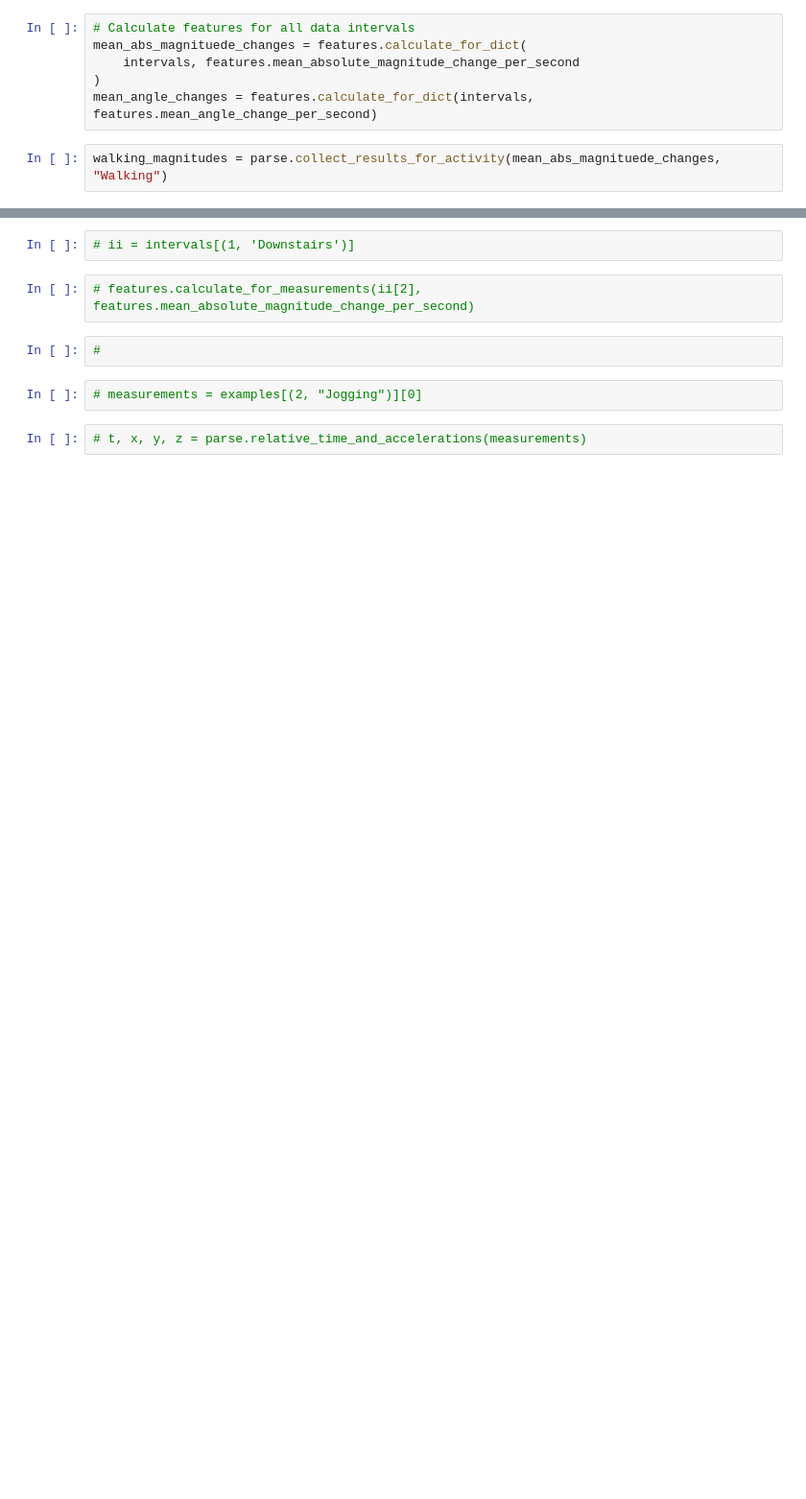
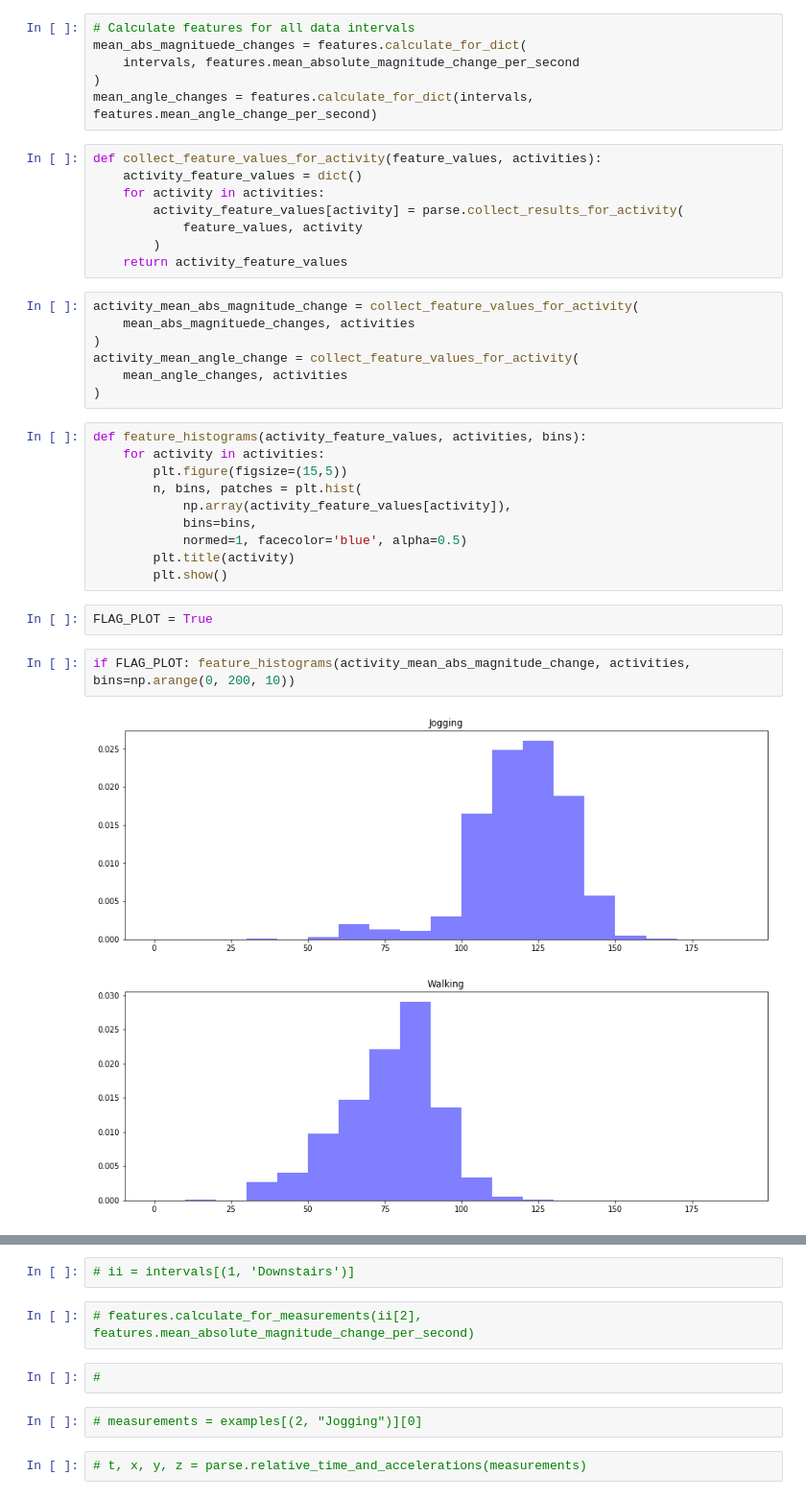
Before and after one commit to olenive/accelerometer, a Jupyter notebook: initial_exploration.ipynb, the cells around one changed output, grey strips where cells are left out. Shown: that part at 96% size. Saved outputs shown, nothing was run; the diff lists cells and outputs as text; blank space fills up the shorter version.

Commit message:
Plot histograms of features

```diff
--- a/initial_exploration.ipynb
+++ b/initial_exploration.ipynb
@@ -99,5 +99,35 @@ mean_abs_magnituede_changes = features.calculate_for_dict(
     intervals, features.mean_absolute_magnitude_change_per_second
 )
 mean_angle_changes = features.calculate_for_dict(intervals, features.mean_angle_change_per_second)
-# %%
-walking_magnitudes = parse.collect_results_for_activity(mean_abs_magnituede_changes, "Walking")
+# %%
+def collect_feature_values_for_activity(feature_values, activities):
+    activity_feature_values = dict()
+    for activity in activities:
+        activity_feature_values[activity] = parse.collect_results_for_activity(
+            feature_values, activity
+        )
+    return activity_feature_values
+# %%
+activity_mean_abs_magnitude_change = collect_feature_values_for_activity(
+    mean_abs_magnituede_changes, activities
+)
+activity_mean_angle_change = collect_feature_values_for_activity(
+    mean_angle_changes, activities
+)
+# %%
+def feature_histograms(activity_feature_values, activities, bins):
+    for activity in activities:
+        plt.figure(figsize=(15,5))
+        n, bins, patches = plt.hist(
+            np.array(activity_feature_values[activity]),
+            bins=bins,
+            normed=1, facecolor='blue', alpha=0.5)
+        plt.title(activity)
+        plt.show()
+# %%
+FLAG_PLOT = True
+# %%
+if FLAG_PLOT: feature_histograms(activity_mean_abs_magnitude_change, activities, bins=np.arange(0, 200, 10))
+# %% [output]
+[figure, added]
+[figure, added]
```
Also changed, not shown: parts of 7 cells of this notebook.
